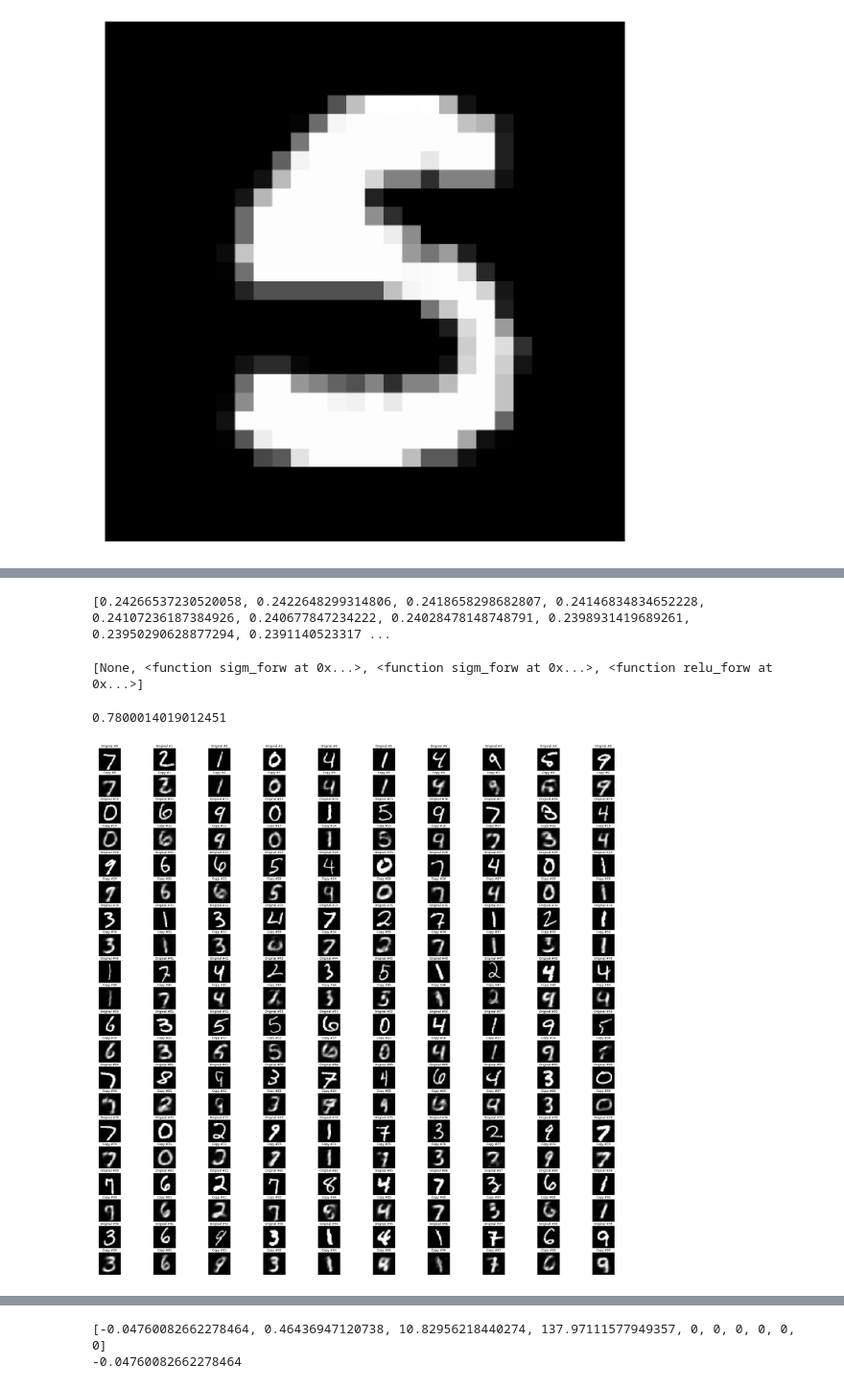
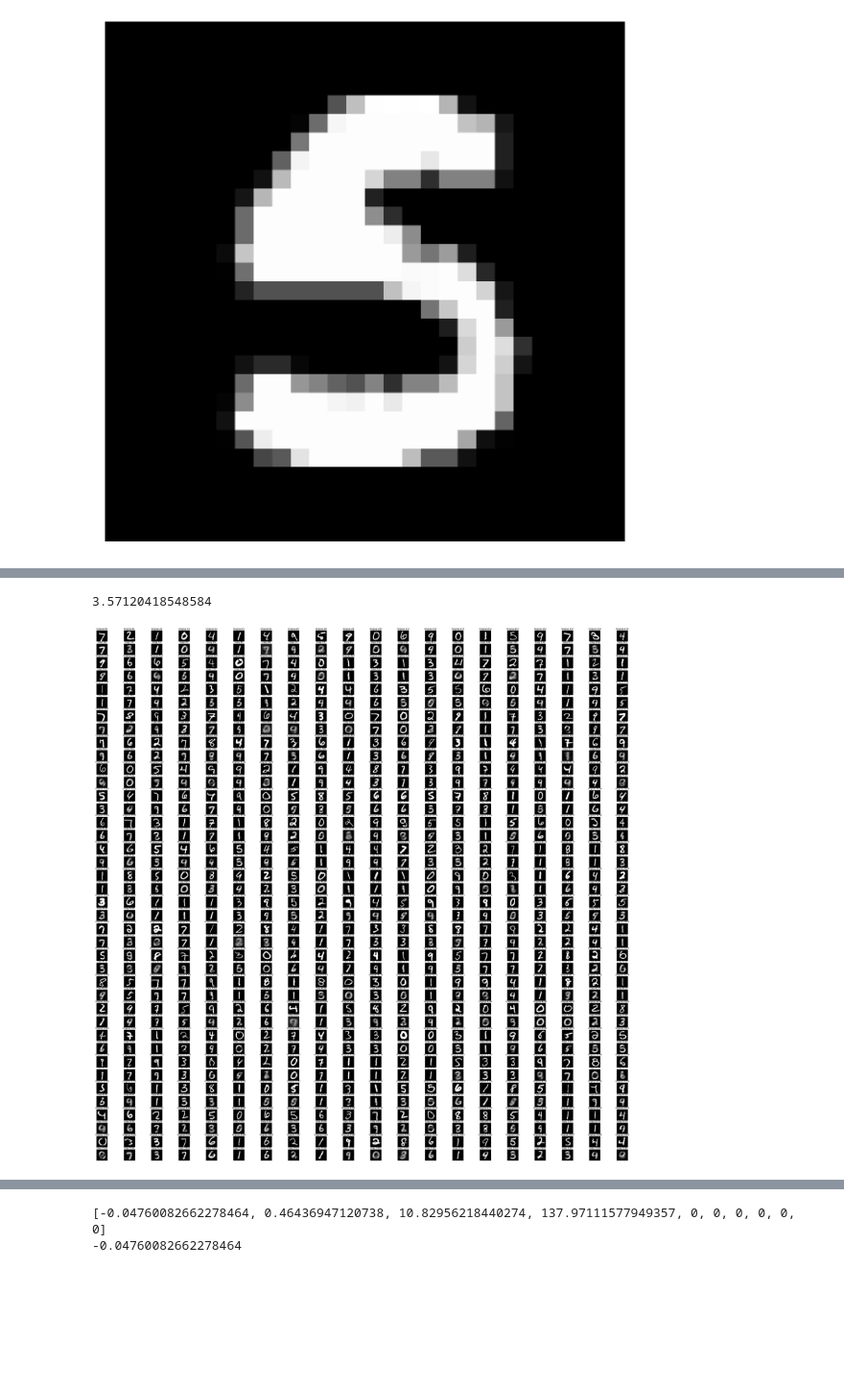
Before and after one commit to JonothorDarry/MaszynLyrn, a Jupyter notebook: AutoEncoder.ipynb, the cells around one changed output, grey strips where cells are left out. Shown at 96% size. Cells and saved outputs as stored; diff of their text form; code cells hidden in the pictures; blank space fills up the shorter version.

```diff
--- a/AutoEncoder.ipynb
+++ b/AutoEncoder.ipynb
@@ -83,6 +92,7 @@ def tanh_back(v):
 w=[0]*10
 bw=[0]*10
 weight_delta=[0]*10
+summerland=[0]*10
 bias_delta=[0]*10
 
 #Tymczasowe zmienne do trzymania outów i pochodnych po backpropagosie
@@ -90,24 +100,28 @@ act=[0]*10
 wact=[0]*10
 back_p=[0]*10
 #lyrning rejt
-nn_delta=0.001
+nn_delta=0.01
 #Funkcje wykonywane przez warstwy, warstwy - logic (bez 1-wszej: input)[rozmiar k-tej warstwy od 1]
 lst=28*28
 logic=[50,20,50,lst]
 fforw=[sigm_forw, sigm_forw, sigm_forw, sigm_forw]
 fback=[sigm_back, sigm_back, sigm_back, sigm_back]
-momentum=0.95
+momentum=0.9
+eps=0.00000001
 ll=len(logic)
 
 #Determinacja wag i biasów
 for i in range(ll):
     w[i]=np.asmatrix([0.15*np.random.normal(0, 1) for j in range(lst*logic[i])]).reshape(logic[i], lst)
     weight_delta[i]=np.zeros((logic[i], lst))
+    summerland[i]=np.zeros((logic[i], lst))
     bw[i]=0.15*np.random.normal(0, 1)
     lst=logic[i]
 # %%
+#Poligon doświadczalny do gradientu i
+
 #iteracje, epoki, zapis wyniku do wykresu
-iterr=50000
+iterr=10000
 epokz=1
 aedificator_mundi_carcerem=[0]*(iterr*epokz)
 
@@ -137,9 +151,18 @@ for ii in range(epokz):
 
         back_p[ll+1]=der
         for j in range(ll,0,-1):
+            #sdel=np.multiply(fback[j-1]((w[j-1]-momentum*weight_delta[j-1])*wact[j-1]),back_p[j+1]) ##Nestorov
+            #weight_delta[j-1]=momentum*weight_delta[j-1]+nn_delta*(sdel*wact[j-1].T) ##Nestorov
+
             sdel=np.multiply(fback[j-1](act[j]),back_p[j+1])
-            #Gradient - Momentum
-            weight_delta[j-1]=momentum*weight_delta[j-1]+nn_delta*sdel*wact[j-1].T
+
+            adder=sdel*wact[j-1].T ##RMSProp+AdaGrad
+            #summerland[j-1]=summerland[j-1]+np.multiply(adder, adder) ##AdaGrad
+            summerland[j-1]=momentum*summerland[j-1]+(1-momentum)*np.multiply(adder, adder) ##RMSProp
+            weight_delta[j-1]=np.multiply((nn_delta/np.sqrt(summerland[j-1]+eps)), adder) ##RMSProp+AdaGrad
+
+            #weight_delta[j-1]=momentum*weight_delta[j-1]+nn_delta*(sdel*wact[j-1].T) ##Momentum
+            #weight_delta[j-1]=nn_delta*(sdel*wact[j-1].T) ##SGD
             #bias_delta[j-1]=sum(sdel)[0,0]/len(sdel)
             back_p[j]=w[j-1].T*sdel
 
@@ -154,7 +177,7 @@ for ii in range(epokz):
 fig, ax=plt.subplots(1, 1, figsize=(18,18))
 #dt - liczba iteracji, kgbo - uśrednienie błędu po tylu iteracjach, ss- parametr labeli
 dt=iterr*epokz
-kgbo=200
+kgbo=100
 dt2=dt//kgbo
 ss=10
 
@@ -165,7 +188,7 @@ for i in range(dt2):
 
 alpha, beta, gamma=0.1,0.06,0.03
 
-ax.set_title('Błąd Conva - Mean Squared Error - uśredniony po {} iteracjach'.format(kgbo))
+ax.set_title('Błąd Autoencodera - Mean Squared Error - uśredniony po {} iteracjach'.format(kgbo))
 ax.set_xlabel('Iteracja (tylko {} epok - w sumie {} iteracji)'.format(epokz, dt))
 ax.set_xticklabels(range(0, dt+1, kgbo*ss))
 ax.set_xticks(range(0, dt//kgbo+1, ss))
@@ -177,7 +200,7 @@ ax.plot(dkkk)
 ax.text(x=0, y=alpha, s='{}'.format(alpha), verticalalignment='bottom', horizontalalignment='left', color='red', size=12)
 ax.text(x=0, y=beta, s='{}'.format(beta), verticalalignment='bottom', horizontalalignment='left', color='brown', size=12)
 ax.text(x=0, y=gamma, s='{}'.format(gamma), verticalalignment='bottom', horizontalalignment='left', color='green', size=12)
-ax.set_ylim(0, 1)
+ax.set_ylim(0, 0.5)
 ax.set_xlim(-0.1, dt2)
 plt.show()
 # %% [output]
@@ -185,47 +208,40 @@ plt.show()
-# %%
-print(aedificator_mundi_carcerem)
-# %% [output]
-[0.24266537230520058, 0.2422648299314806, 0.2418658298682807, 0.24146834834652228, 0.24107236187384926, 0.240677847234222, 0.24028478148748791, 0.2398931419689261, 0.23950290628877294, 0.2391140523317 ...
-# %%
-f=[None, sigm_forw, sigm_forw, sigm_forw, sigm_forw, sigm_forw]
-print(f)
-# %% [output]
-[None, <function sigm_forw at 0x...>, <function sigm_forw at 0x...>, <function relu_forw at 0x...>]
 # %%
+#Wizualifikacja niezwizualizowanego
 #Liczba obrazków z testu
-iterr=100
+iterr=400
 
 act=[0]*10
 wact=[0]*10
 ggout=[0]*iterr
-#Tworze
-fig, ax=plt.subplots(20, 10, figsize=(40,40))
+#Tworze wykres
+asqrt=math.ceil(math.sqrt(iterr))
+fig, ax=plt.subplots(2*asqrt, asqrt, figsize=(asqrt*3,asqrt*3))
 
 t1=time.time()
 for i in range(iterr):
     img=testX[i].copy()
     img=img/255
     img=img.reshape(img.shape[0]*img.shape[1],1)
 
     wact[0]=np.asmatrix(img.copy())
     for j in range(1, ll+1):
         act[j]=w[j-1]*wact[j-1]#+bw[j-1]
         wact[j]=fforw[j-1](act[j])
 
     ####  Kost
     kgb=np.asarray(img)-np.asarray(wact[ll])
     kgb=kgb*kgb
     s=(sum(kgb)/len(kgb))
     s=s[0]
     ggout[i]=s
     ####
 
-    supdisp(testX[i].reshape(testX[i].shape[0], testX[i].shape[1], 1), ax[2*(i//10)][i%10], 'Original #{}'.format(i))
+    supdisp(testX[i].reshape(testX[i].shape[0], testX[i].shape[1], 1), ax[2*(i//asqrt)][i%asqrt], 'Original #{}'.format(i))
     kar=np.asarray(wact[ll]).reshape(testX[i].shape[0], testX[i].shape[1], 1)
-    supdisp(kar, ax[2*(i//10)+1][i%10], 'Copy #{}'.format(i))
+    supdisp(kar, ax[2*(i//asqrt)+1][i%asqrt], 'Copy #{}'.format(i))
 t2=time.time()
 print(t2-t1)
 plt.show()
 # %% [output]
-0.7800014019012451
+3.57120418548584
-[figure, old version]
+[figure, new version]
```
Also changed, not shown: parts of 8 cells of this notebook.
